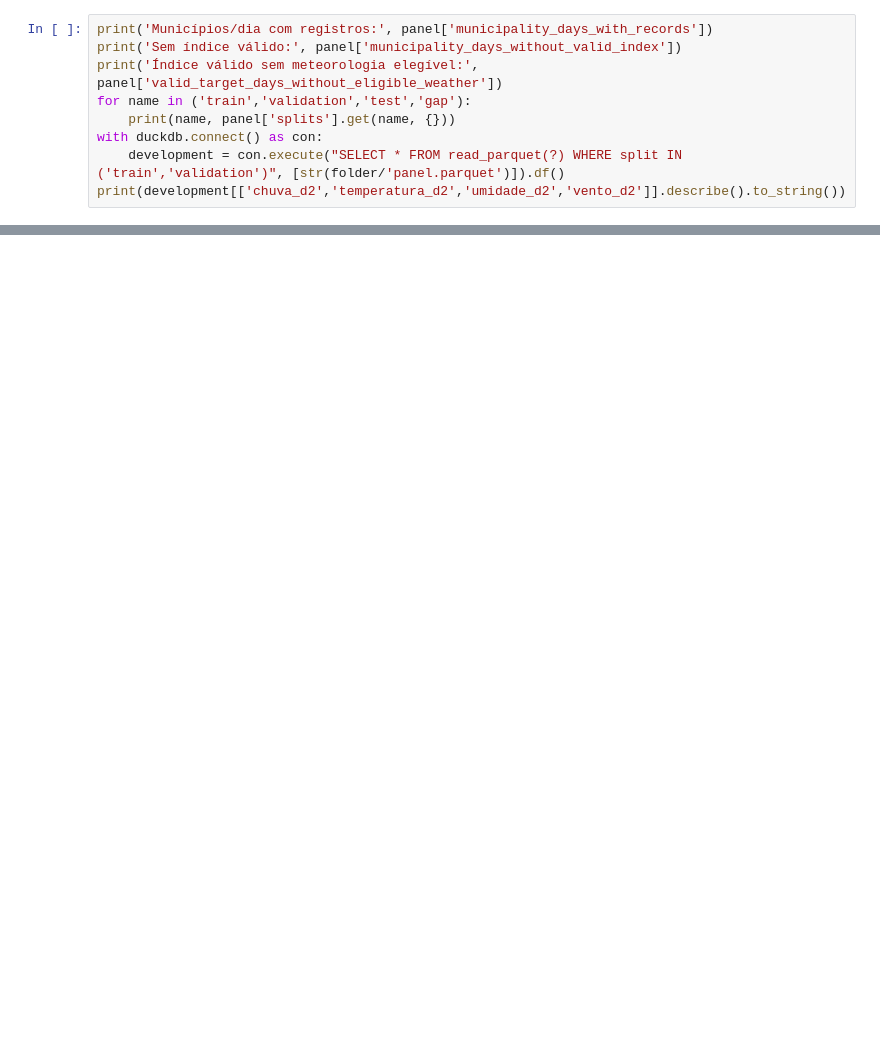
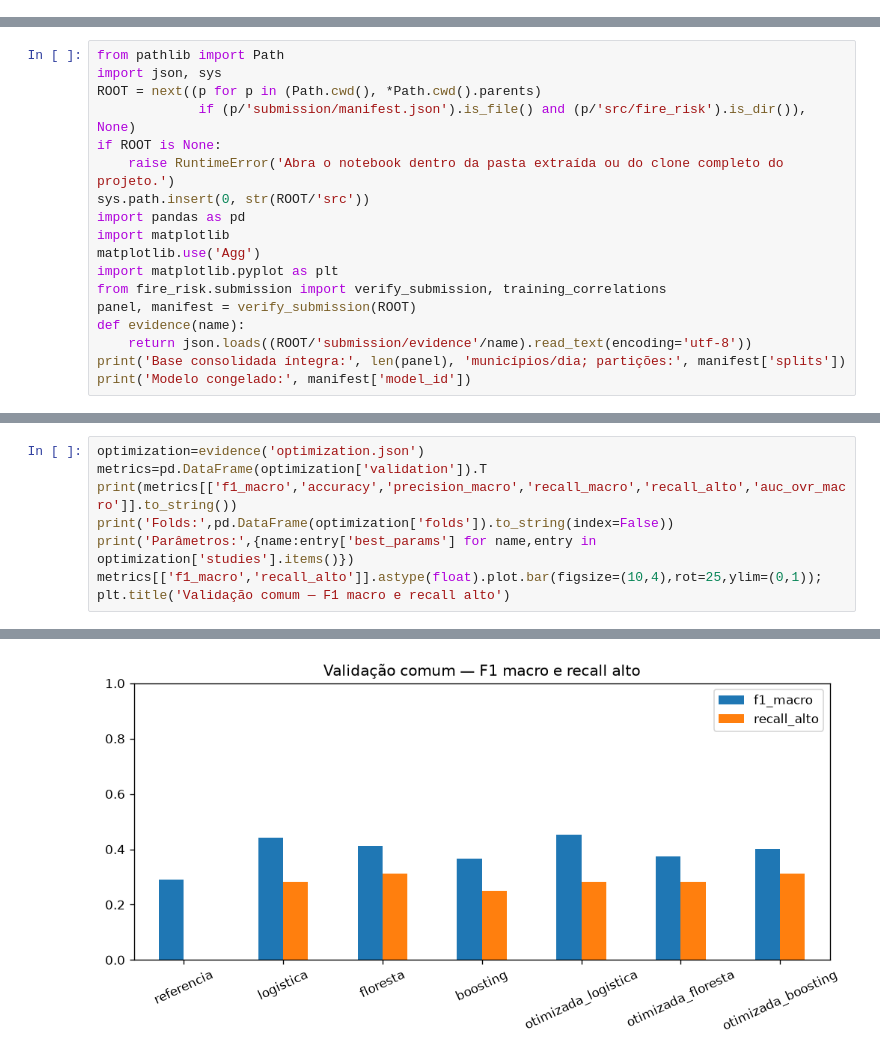
Before and after one commit to Diegopesmac/mba-risco-incendios, a Jupyter notebook: notebooks/course/03_painel_modelos_curso.ipynb, the cells around one changed output, grey strips where cells are left out. Saved outputs shown, nothing was run; the diff lists cells and outputs as text; blank space fills up the shorter version.

```diff
--- a/notebooks/course/03_painel_modelos_curso.ipynb
+++ b/notebooks/course/03_painel_modelos_curso.ipynb
@@ -31,9 +0,0 @@ Mediana municipal diária de risco_fogo em [0,1], com baixo até 0,40, médio at
-# %%
-print('Municípios/dia com registros:', panel['municipality_days_with_records'])
-print('Sem índice válido:', panel['municipality_days_without_valid_index'])
-print('Índice válido sem meteorologia elegível:', panel['valid_target_days_without_eligible_weather'])
-for name in ('train','validation','test','gap'):
-    print(name, panel['splits'].get(name, {}))
-with duckdb.connect() as con:
-    development = con.execute("SELECT * FROM read_parquet(?) WHERE split IN ('train','validation')", [str(folder/'panel.parquet')]).df()
-print(development[['chuva_d2','temperatura_d2','umidade_d2','vento_d2']].describe().to_string())
@@ -65,0 +5,18 @@ A comparação mostra desempenho inicial, sem assegurar qualidade suficiente par
+# %%
+from pathlib import Path
+import json, sys
+ROOT = next((p for p in (Path.cwd(), *Path.cwd().parents)
+             if (p/'submission/manifest.json').is_file() and (p/'src/fire_risk').is_dir()), None)
+if ROOT is None:
+    raise RuntimeError('Abra o notebook dentro da pasta extraída ou do clone completo do projeto.')
+sys.path.insert(0, str(ROOT/'src'))
+import pandas as pd
+import matplotlib
+matplotlib.use('Agg')
+import matplotlib.pyplot as plt
+from fire_risk.submission import verify_submission, training_correlations
+panel, manifest = verify_submission(ROOT)
+def evidence(name):
+    return json.loads((ROOT/'submission/evidence'/name).read_text(encoding='utf-8'))
+print('Base consolidada íntegra:', len(panel), 'municípios/dia; partições:', manifest['splits'])
+print('Modelo congelado:', manifest['model_id'])
@@ -65,0 +30,8 @@ A comparação mostra desempenho inicial, sem assegurar qualidade suficiente par
+# %%
+optimization=evidence('optimization.json')
+metrics=pd.DataFrame(optimization['validation']).T
+print(metrics[['f1_macro','accuracy','precision_macro','recall_macro','recall_alto','auc_ovr_macro']].to_string())
+print('Folds:',pd.DataFrame(optimization['folds']).to_string(index=False))
+print('Parâmetros:',{name:entry['best_params'] for name,entry in optimization['studies'].items()})
+metrics[['f1_macro','recall_alto']].astype(float).plot.bar(figsize=(10,4),rot=25,ylim=(0,1)); plt.title('Validação comum — F1 macro e recall alto')
+# %% [output]
@@ -65,0 +51 @@ A comparação mostra desempenho inicial, sem assegurar qualidade suficiente par
+[figure, added]
```
Also changed, not shown: parts of 11 cells of this notebook, 33 other files.
